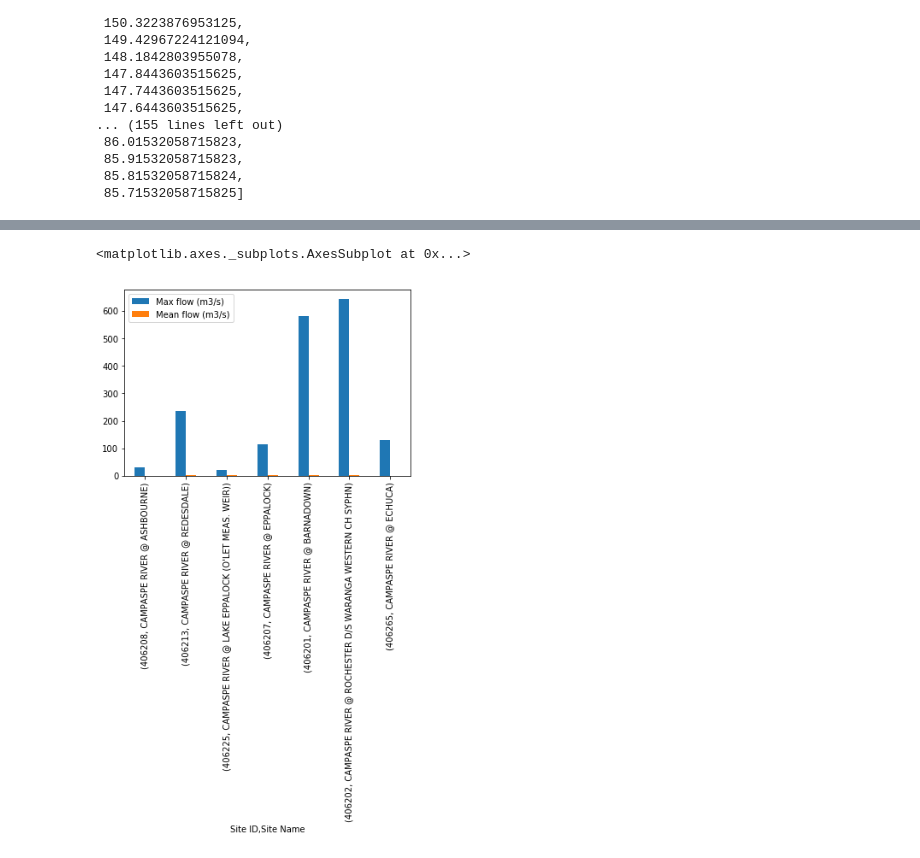
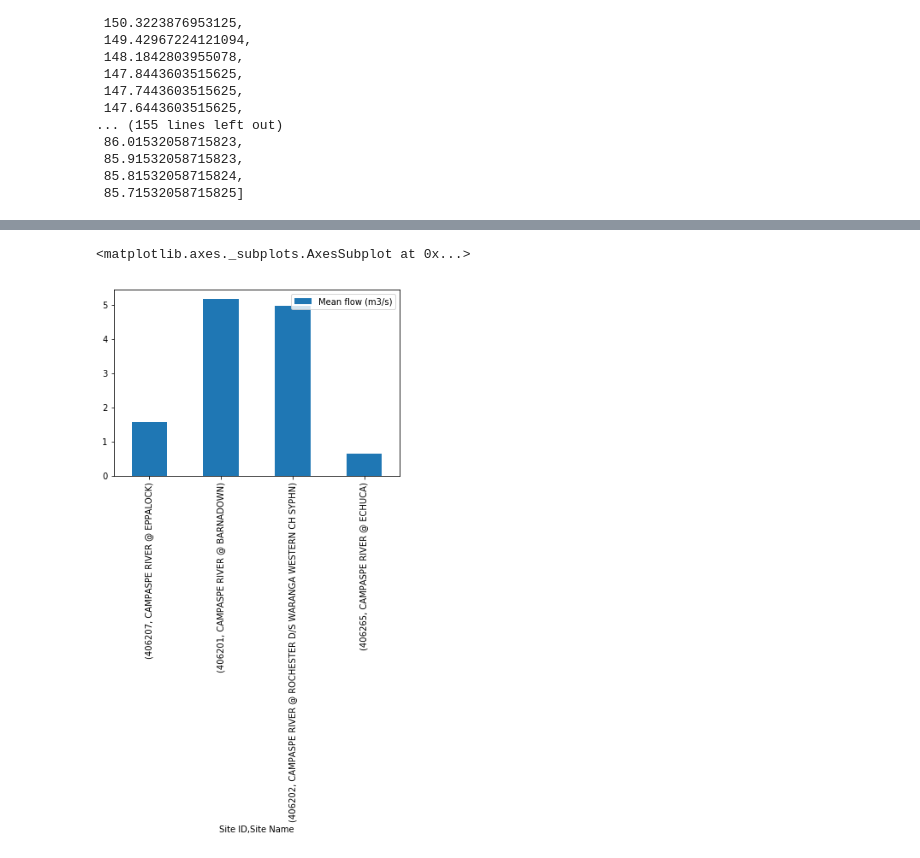
Before and after one commit to daniel-partington/CampaspeModel, a Jupyter notebook: CustomScripts/SFR2_build.ipynb, the cells around one changed output, grey strips where cells are left out. Drawn from its saved outputs; the diff is of its cells as text; code cells hidden in the pictures.

```diff
--- a/CustomScripts/SFR2_build.ipynb
+++ b/CustomScripts/SFR2_build.ipynb
@@ -828,7 +827,7 @@ site_details
 # %%
 Campaspe = site_details[site_details['Site Name'].str.contains("CAMPASPE RIVER")]
-Campaspe = Campaspe[Campaspe['Northing'] > \
-                    Campaspe.loc[16]['Northing']]
+Campaspe = Campaspe[Campaspe['Northing'] >= \
+                    Campaspe.loc[6]['Northing']]
 # %%
 Campaspe
 # %% [output]
@@ -884,15 +906,25 @@ def getFlow(path=None, start_date=None, end_date=None, summary=False, sites=None
 
     relevant_data = {'Site ID':[], 'Site Name':[], 'Easting':[], 'Northing':[], 'Mean flow (m3/s)':[], 'Max flow (m3/s)':[], '5th percentile flow (m3/s)':[], 'Min flow (m3/s)':[]}
 
+    processed_river_sites_ts = {}
+
     for index, flow_file in enumerate(flow_files):
         flow_file_df = pd.read_csv(os.path.join(path, flow_file), skiprows=2, index_col='Date', parse_dates=True, dayfirst=True)
         if start_date != None:
             flow_file_df = flow_file_df.ix[start_date:end_date]
         #end if
+
+        qual_codes_to_ignore = [8, 9, 21, 100, 101, 120, 149, 150, 151, 152,
+                                153, 154, 155, 156, 160, 161, 165, 180, 190,
+                                200, 201, 237, 250, 254, 255]
+        #qual_codes_to_include = [1, 2, 82]
+        flow_file_df.drop(flow_file_df[flow_file_df['Qual'].isin(qual_codes_to_ignore)].index, inplace=True)
+
         if flow_file_df.empty:
             continue
         #end if
-        flow_file_df = flow_file_df.fillna(0)
+
+        #flow_file_df = flow_file_df.fillna(0)
         if flow_file_df['Mean'].max() == 0:
             continue
         #end if
@@ -906,9 +938,12 @@ def getFlow(path=None, start_date=None, end_date=None, summary=False, sites=None
         relevant_data['Max flow (m3/s)'] += [flow_file_df['Mean'].max() * 1000. / 86400]
         relevant_data['Min flow (m3/s)'] += [flow_file_df['Mean'].min() * 1000. / 86400]
         relevant_data['5th percentile flow (m3/s)'] += [flow_file_df['Mean'].quantile(q=0.05) * 1000. / 86400]
+
+
+        processed_river_sites_ts[flow_stations[index]] = flow_file_df
     # end for
 
     processed_river_sites = pd.DataFrame(relevant_data)
-    return processed_river_sites
+    return processed_river_sites, processed_river_sites_ts
 # %%
-flows = getFlow(sites=Campaspe['Site Id'].tolist())
+flows, flows_ts = getFlow(sites=Campaspe['Site Id'].tolist())
@@ -926,5 +981,5 @@ flows
 # %%
-flows.sort_values('Northing', ascending=True).plot(kind='bar', x=['Site ID', 'Site Name'], y=['Max flow (m3/s)', 'Mean flow (m3/s)'])
+flows.sort_values('Northing', ascending=True).plot(kind='bar', x=['Site ID', 'Site Name'], y=['Mean flow (m3/s)'])
 # %% [output]
 <matplotlib.axes._subplots.AxesSubplot at 0x...>
-[figure, old version]
+[figure, new version]
```
Also changed, not shown: parts of 38 cells of this notebook.
